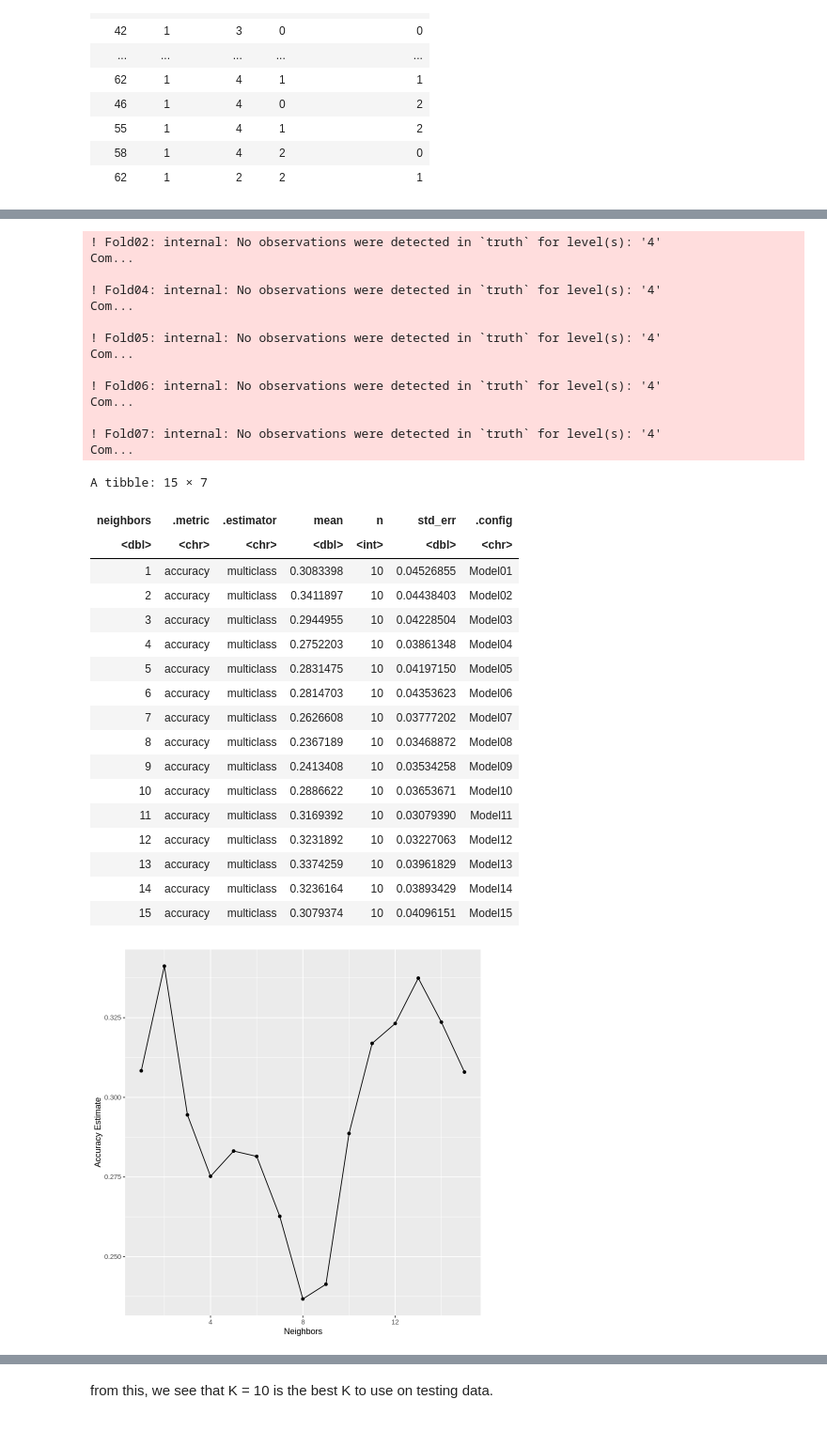
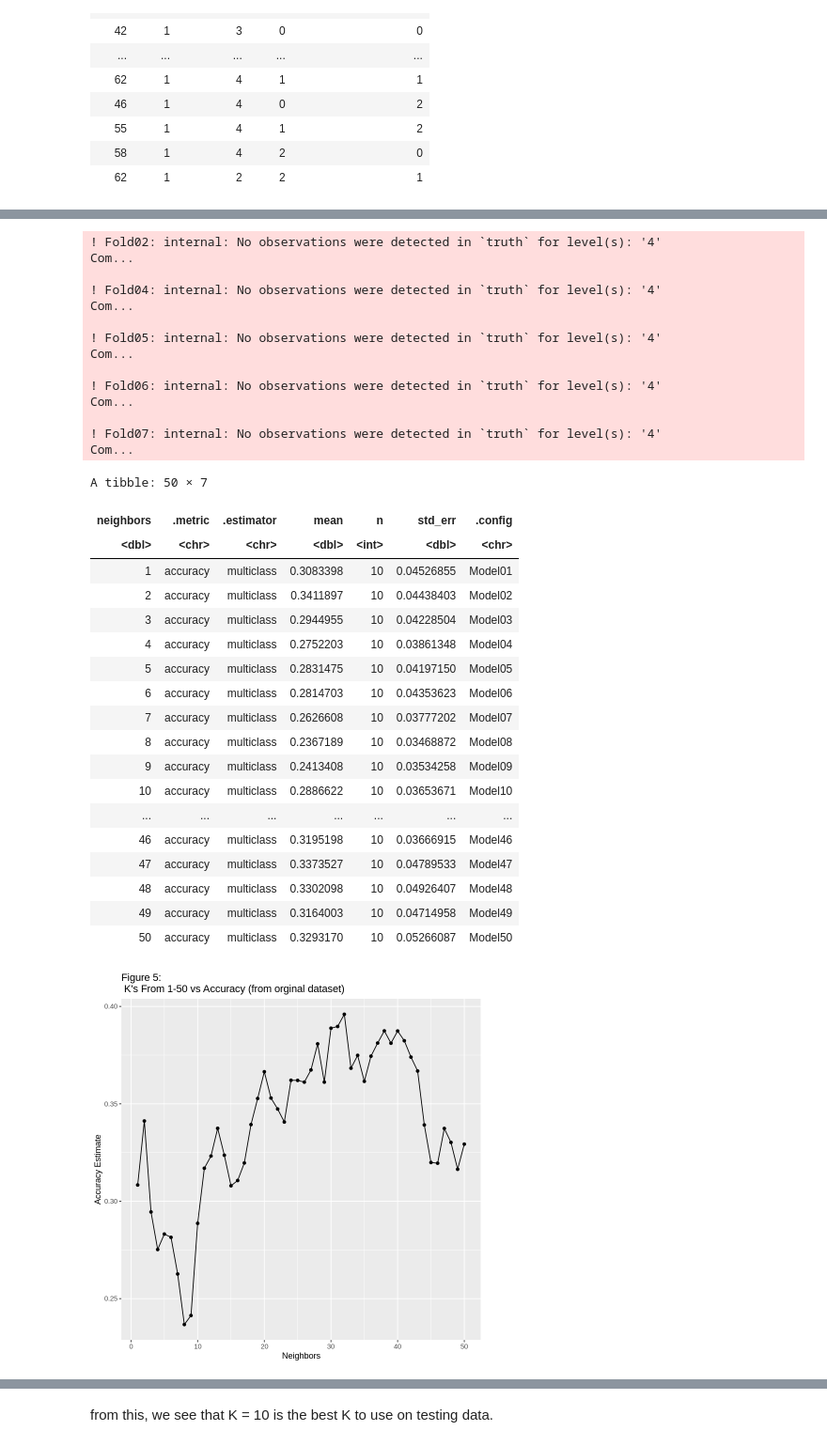
Before and after one commit to catherinepepin/DSCI_COMPLETE, a Jupyter notebook: Complete_Copy.ipynb, the cells around one changed output, grey strips where cells are left out. Shown at 94% size. Cells and saved outputs as stored; diff of their text form; code cells hidden in the pictures.

```diff
--- a/Complete_Copy.ipynb
+++ b/Complete_Copy.ipynb
@@ -278,7 +262,7 @@ heart_recipe <- recipe(heart_disease_severity ~ ecg + age + chest_pain, data = h
 heart_vfold = vfold_cv(heart_train, v = 10, strata = heart_disease_severity)
 
 #specify grid argument
-k_vals <- tibble(neighbors = seq(from = 1, to = 15, by = 1))
+k_vals <- tibble(neighbors = seq(from = 1, to = 50, by = 1))
 
 # make a workflow, run training data, collect the metrics
 heart_fit <- workflow() %>%
@@ -294,39 +278,41 @@ accuracy_versus_k <- heart_fit %>%
     ggplot(aes(x = neighbors, y = mean))+
        geom_point() +
        geom_line() +
-       labs(x = "Neighbors", y = "Accuracy Estimate")
+       labs(x = "Neighbors", y = "Accuracy Estimate") +
+        ggtitle("Figure 5: \n K's From 1-50 vs Accuracy (from orginal dataset)")
 accuracy_versus_k
 # %% [output]
 ! Fold02: internal: No observations were detected in `truth` for level(s): '4'
 Com...
 
 ! Fold04: internal: No observations were detected in `truth` for level(s): '4'
 Com...
 
 ! Fold05: internal: No observations were detected in `truth` for level(s): '4'
 Com...
 
 ! Fold06: internal: No observations were detected in `truth` for level(s): '4'
 Com...
 
 ! Fold07: internal: No observations were detected in `truth` for level(s): '4'
 Com...
-A tibble: 15 × 7
+A tibble: 50 × 7
 | neighbors | .metric | .estimator | mean | n | std_err | .config |
 | <dbl> | <chr> | <chr> | <dbl> | <int> | <dbl> | <chr> |
 | 1 | accuracy | multiclass | 0.3083398 | 10 | 0.04526855 | Model01 |
 | 2 | accuracy | multiclass | 0.3411897 | 10 | 0.04438403 | Model02 |
 | 3 | accuracy | multiclass | 0.2944955 | 10 | 0.04228504 | Model03 |
 | 4 | accuracy | multiclass | 0.2752203 | 10 | 0.03861348 | Model04 |
 | 5 | accuracy | multiclass | 0.2831475 | 10 | 0.04197150 | Model05 |
 | 6 | accuracy | multiclass | 0.2814703 | 10 | 0.04353623 | Model06 |
 | 7 | accuracy | multiclass | 0.2626608 | 10 | 0.03777202 | Model07 |
 | 8 | accuracy | multiclass | 0.2367189 | 10 | 0.03468872 | Model08 |
 | 9 | accuracy | multiclass | 0.2413408 | 10 | 0.03534258 | Model09 |
 | 10 | accuracy | multiclass | 0.2886622 | 10 | 0.03653671 | Model10 |
-| 11 | accuracy | multiclass | 0.3169392 | 10 | 0.03079390 | Model11 |
-| 12 | accuracy | multiclass | 0.3231892 | 10 | 0.03227063 | Model12 |
-| 13 | accuracy | multiclass | 0.3374259 | 10 | 0.03961829 | Model13 |
-| 14 | accuracy | multiclass | 0.3236164 | 10 | 0.03893429 | Model14 |
-| 15 | accuracy | multiclass | 0.3079374 | 10 | 0.04096151 | Model15 |
+| ... | ... | ... | ... | ... | ... | ... |
+| 46 | accuracy | multiclass | 0.3195198 | 10 | 0.03666915 | Model46 |
+| 47 | accuracy | multiclass | 0.3373527 | 10 | 0.04789533 | Model47 |
+| 48 | accuracy | multiclass | 0.3302098 | 10 | 0.04926407 | Model48 |
+| 49 | accuracy | multiclass | 0.3164003 | 10 | 0.04714958 | Model49 |
+| 50 | accuracy | multiclass | 0.3293170 | 10 | 0.05266087 | Model50 |
-[figure, old version]
+[figure, new version]
```
Also changed, not shown: parts of 13 cells of this notebook.
